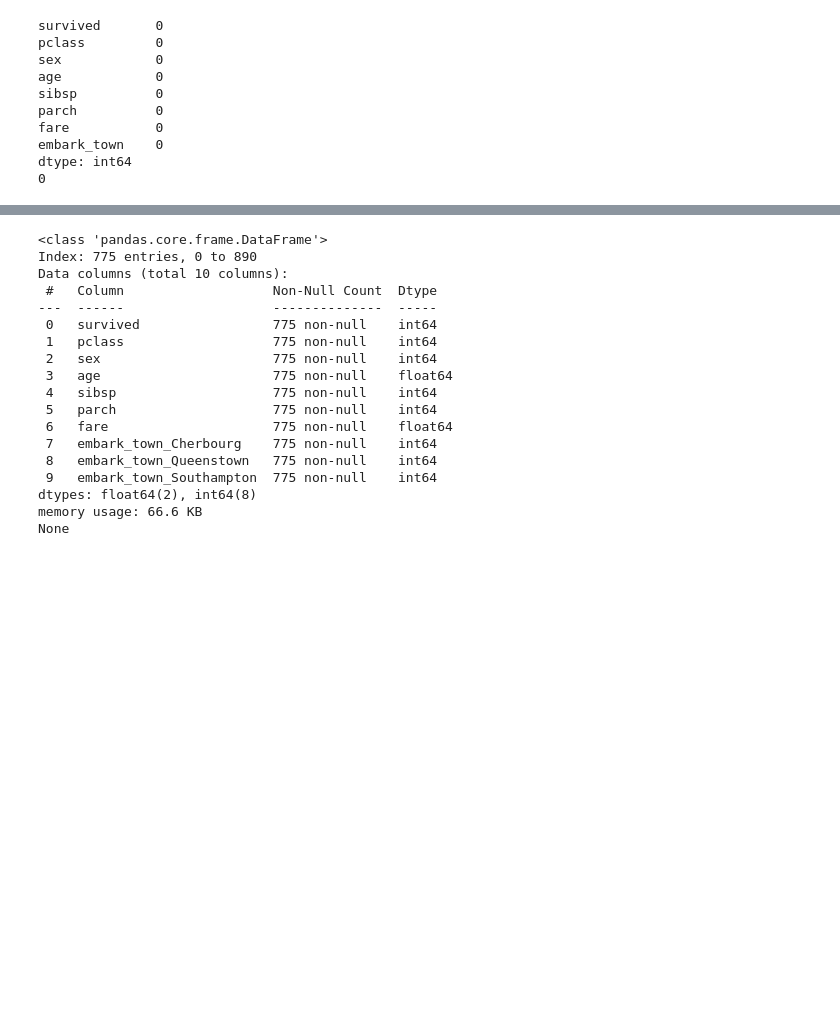
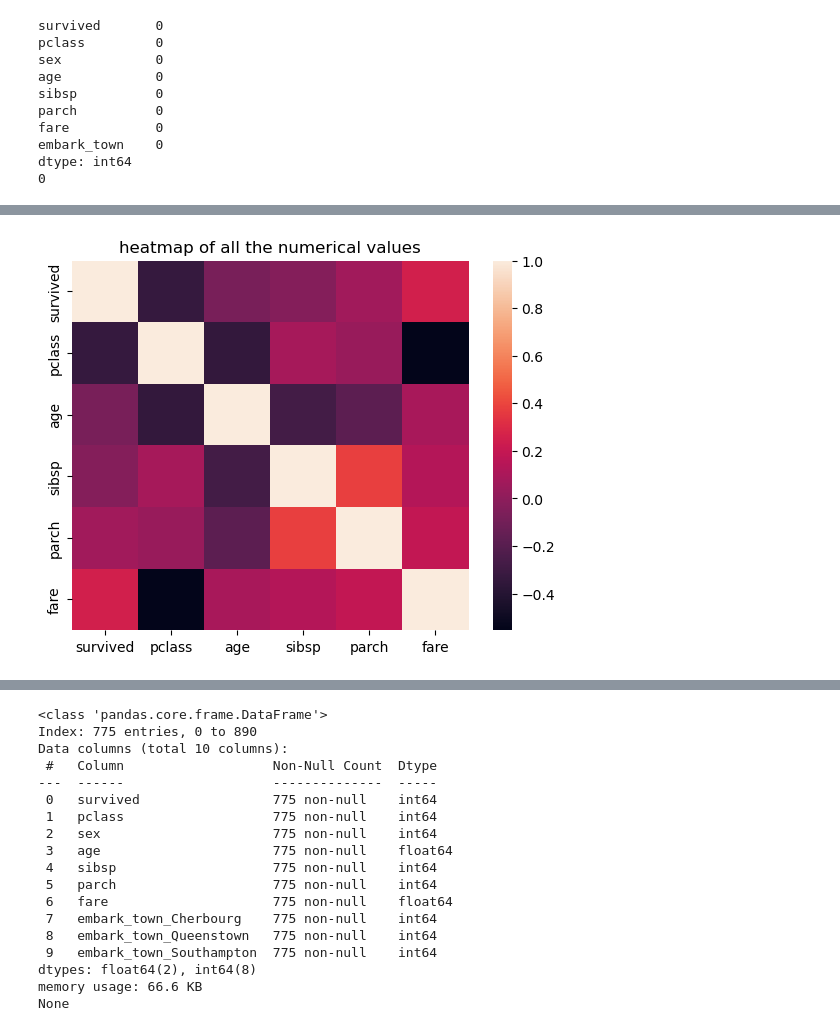
Before and after one commit to ZulekhaKorejo/ai-interneeship, a Jupyter notebook: titanic.ipynb, the cells around one changed output, grey strips where cells are left out. Drawn from its saved outputs; the diff is of its cells as text; code cells hidden in the pictures; blank space fills up the shorter version.

```diff
--- a/titanic.ipynb
+++ b/titanic.ipynb
@@ -152,0 +160,8 @@ plt.show()
+# %%
+num_col=['survived','pclass','age','sibsp','parch','fare']
+correlations= df[num_col].corr()
+sns.heatmap(correlations)
+plt.title('heatmap of all the numerical values')
+plt.show()
+# %% [output]
+[figure, added]
```
Also changed, not shown: parts of 17 cells of this notebook.
